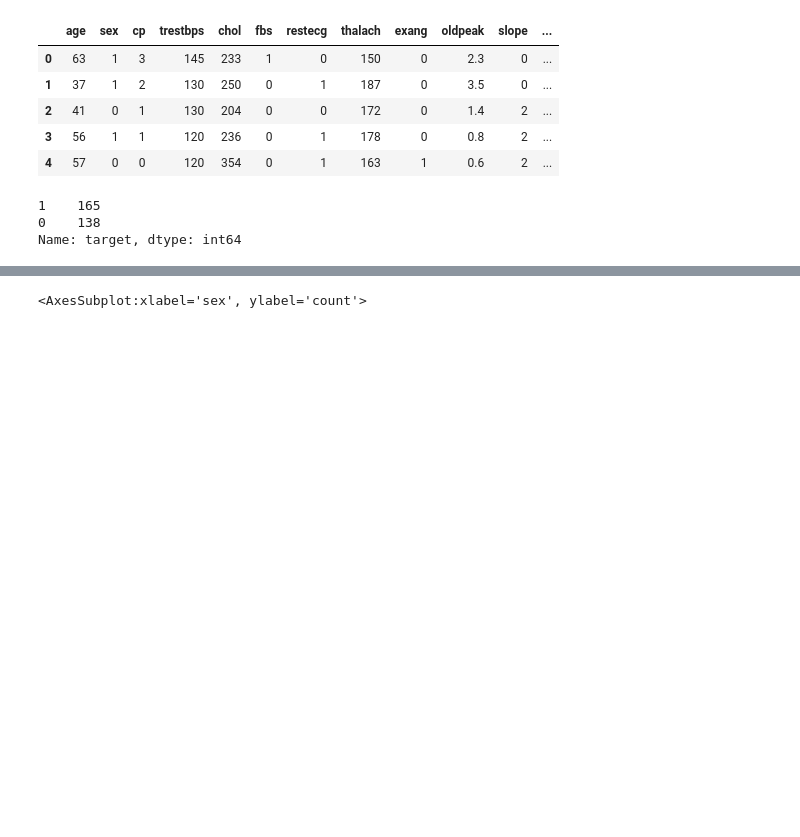
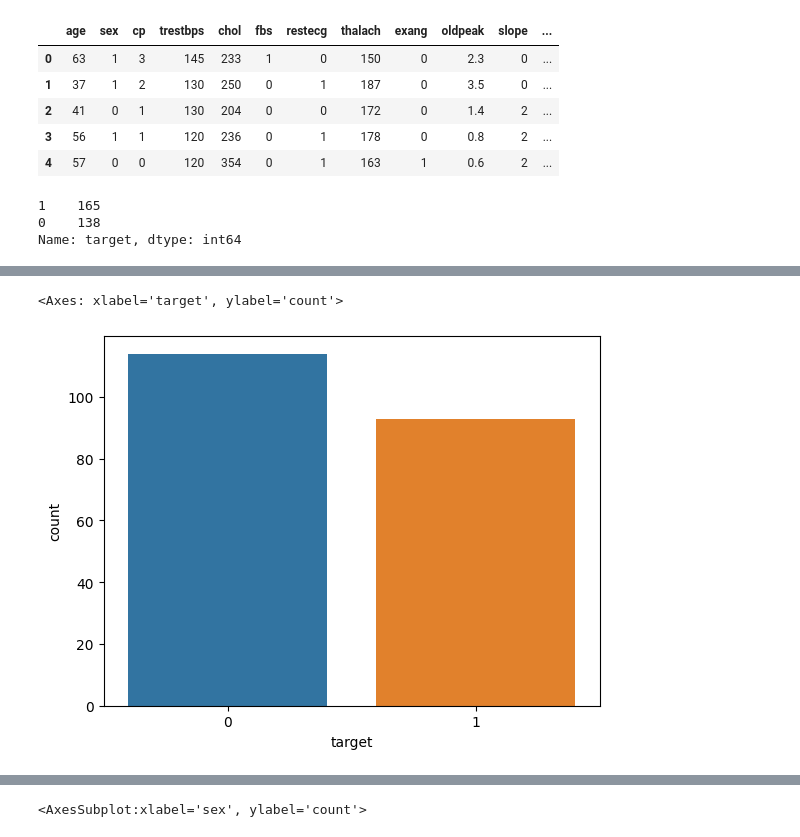
Before and after one commit to jamal221/Machine_Learning_Project, a Jupyter notebook: KNNHeart.ipynb, the cells around one changed output, grey strips where cells are left out. Saved outputs shown, nothing was run; the diff lists cells and outputs as text; code cells hidden in the pictures; blank space fills up the shorter version.

```diff
--- a/KNNHeart.ipynb
+++ b/KNNHeart.ipynb
@@ -31 +84,3 @@ Name: target, dtype: float64
+# %%
+data_male=data[data['sex']==1]
 # %%
@@ -35,0 +91,5 @@ sns.countplot(data=data, x='target')
+# %%
+sns.countplot(data=data_male, x='target')
+# %% [output]
+<Axes: xlabel='target', ylabel='count'>
+[figure, added]
```
Also changed, not shown: parts of 12 cells of this notebook.
